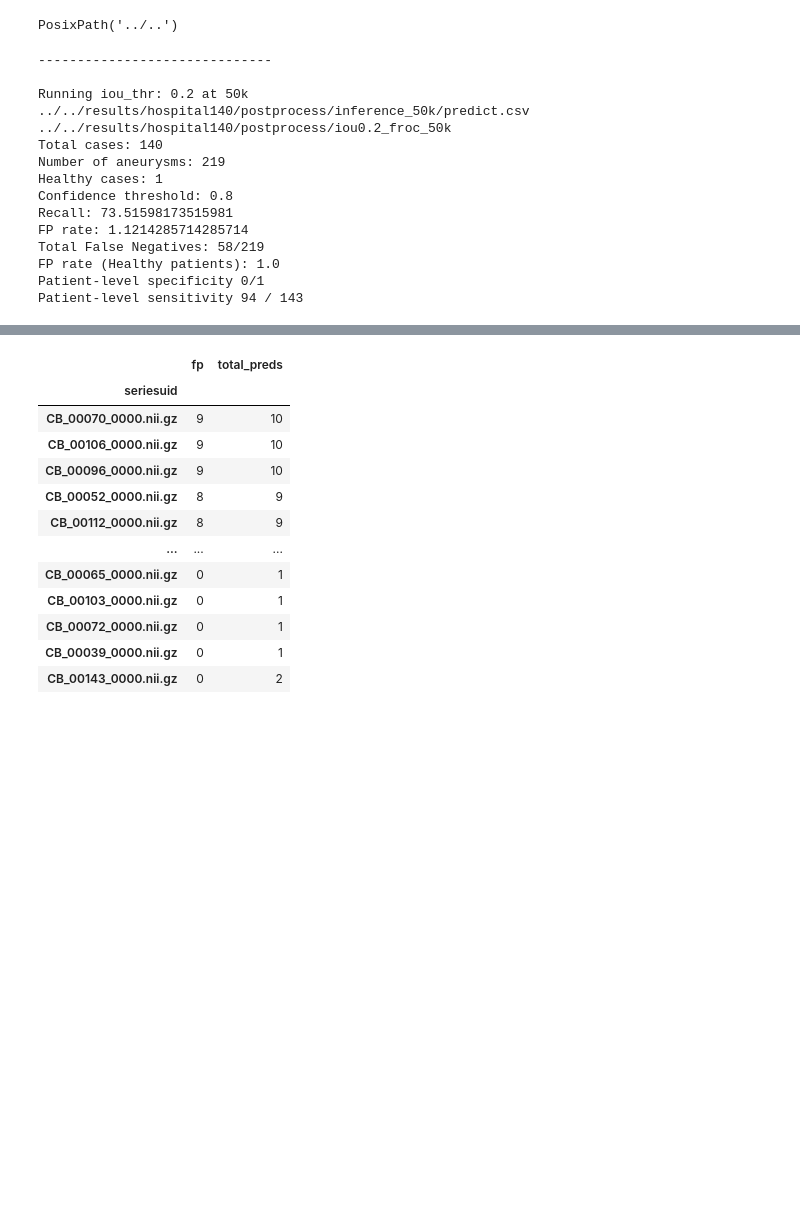
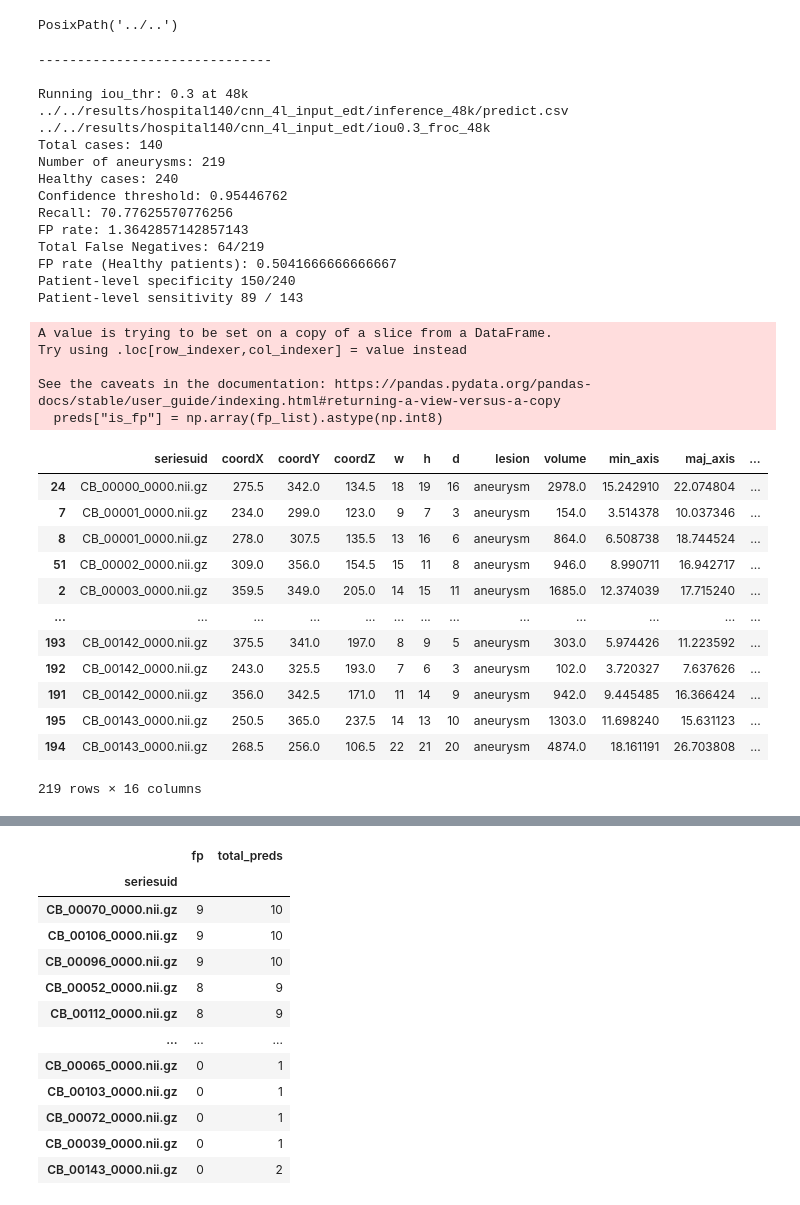
Before and after one commit to alceballosa/deform-aneurysm-detection, a Jupyter notebook: notebooks/stats/mini_froc.ipynb, the cells around one changed output, grey strips where cells are left out. Cells and saved outputs as stored; diff of their text form; code cells hidden in the pictures; blank space fills up the shorter version.

```diff
--- a/notebooks/stats/mini_froc.ipynb
+++ b/notebooks/stats/mini_froc.ipynb
@@ -37,8 +37,8 @@ The autoreload extension is already loaded. To reload it, use:
 PosixPath('../..')
 # %%
 
-iou_thr = 0.2
-exp_base = "postprocess"
+iou_thr = 0.3
+exp_base = "cnn_4l_input_edt"
 
 viz_mode = False
 viz_mode_exp = "_PRIV"
@@ -190,21 +190,42 @@ for dataset in datasets:
 # %% [output]
 ------------------------------
 
-Running iou_thr: 0.2 at 50k
-../../results/hospital140/postprocess/inference_50k/predict.csv
-../../results/hospital140/postprocess/iou0.2_froc_50k
+Running iou_thr: 0.3 at 48k
+../../results/hospital140/cnn_4l_input_edt/inference_48k/predict.csv
+../../results/hospital140/cnn_4l_input_edt/iou0.3_froc_48k
 Total cases: 140
 Number of aneurysms: 219
-Healthy cases: 1
-Confidence threshold: 0.8
-Recall: 73.51598173515981
-FP rate: 1.1214285714285714
-Total False Negatives: 58/219
-FP rate (Healthy patients): 1.0
-Patient-level specificity 0/1
-Patient-level sensitivity 94 / 143
+Healthy cases: 240
+Confidence threshold: 0.95446762
+Recall: 70.77625570776256
+FP rate: 1.3642857142857143
+Total False Negatives: 64/219
+FP rate (Healthy patients): 0.5041666666666667
+Patient-level specificity 150/240
+Patient-level sensitivity 89 / 143
+A value is trying to be set on a copy of a slice from a DataFrame.
+Try using .loc[row_indexer,col_indexer] = value instead
+
+See the caveats in the documentation: https://pandas.pydata.org/pandas-docs/stable/user_guide/indexing.html#returning-a-view-versus-a-copy
+  preds["is_fp"] = np.array(fp_list).astype(np.int8)
 # %%
 df_labels[df_labels["detected"] == 0].to_csv("hardest.csv")
+# %%
+df_labels
+# %% [output]
+|  | seriesuid | coordX | coordY | coordZ | w | h | d | lesion | volume | min_axis | maj_axis | ... |
+| 24 | CB_00000_0000.nii.gz | 275.5 | 342.0 | 134.5 | 18 | 19 | 16 | aneurysm | 2978.0 | 15.242910 | 22.074804 | ... |
+| 7 | CB_00001_0000.nii.gz | 234.0 | 299.0 | 123.0 | 9 | 7 | 3 | aneurysm | 154.0 | 3.514378 | 10.037346 | ... |
+| 8 | CB_00001_0000.nii.gz | 278.0 | 307.5 | 135.5 | 13 | 16 | 6 | aneurysm | 864.0 | 6.508738 | 18.744524 | ... |
+| 51 | CB_00002_0000.nii.gz | 309.0 | 356.0 | 154.5 | 15 | 11 | 8 | aneurysm | 946.0 | 8.990711 | 16.942717 | ... |
+| 2 | CB_00003_0000.nii.gz | 359.5 | 349.0 | 205.0 | 14 | 15 | 11 | aneurysm | 1685.0 | 12.374039 | 17.715240 | ... |
+| ... | ... | ... | ... | ... | ... | ... | ... | ... | ... | ... | ... | ... |
+| 193 | CB_00142_0000.nii.gz | 375.5 | 341.0 | 197.0 | 8 | 9 | 5 | aneurysm | 303.0 | 5.974426 | 11.223592 | ... |
+| 192 | CB_00142_0000.nii.gz | 243.0 | 325.5 | 193.0 | 7 | 6 | 3 | aneurysm | 102.0 | 3.720327 | 7.637626 | ... |
+| 191 | CB_00142_0000.nii.gz | 356.0 | 342.5 | 171.0 | 11 | 14 | 9 | aneurysm | 942.0 | 9.445485 | 16.366424 | ... |
+| 195 | CB_00143_0000.nii.gz | 250.5 | 365.0 | 237.5 | 14 | 13 | 10 | aneurysm | 1303.0 | 11.698240 | 15.631123 | ... |
+| 194 | CB_00143_0000.nii.gz | 268.5 | 256.0 | 106.5 | 22 | 21 | 20 | aneurysm | 4874.0 | 18.161191 | 26.703808 | ... |
+219 rows × 16 columns
 # %%
 df_labels.to_csv("hits_all.csv")
 
```
Also changed, not shown: parts of 5 cells of this notebook, 7 other files.
